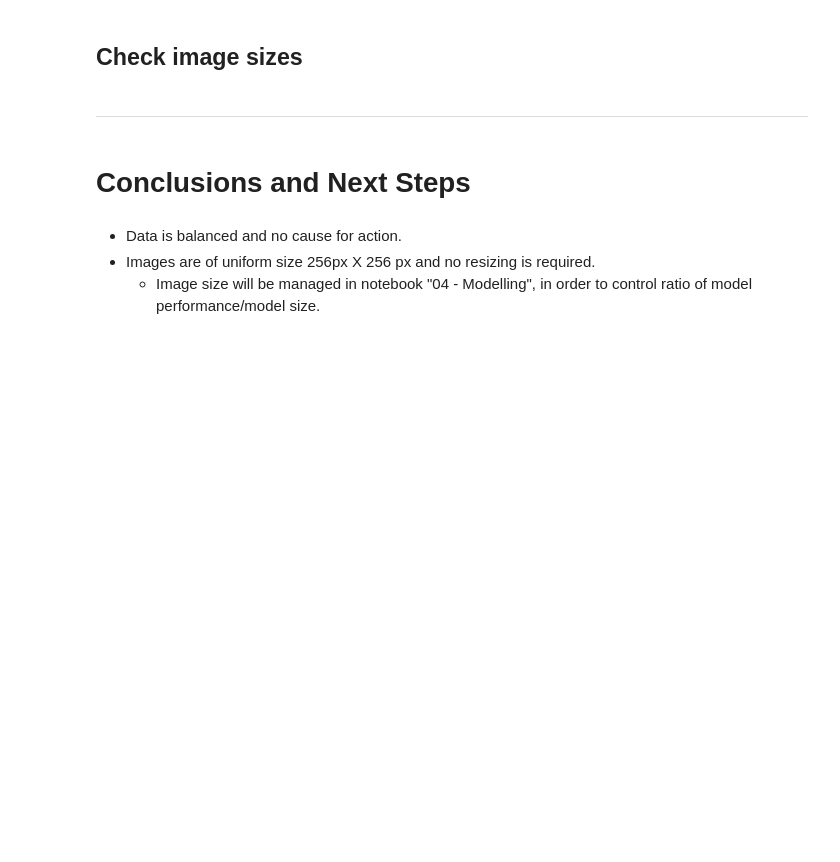
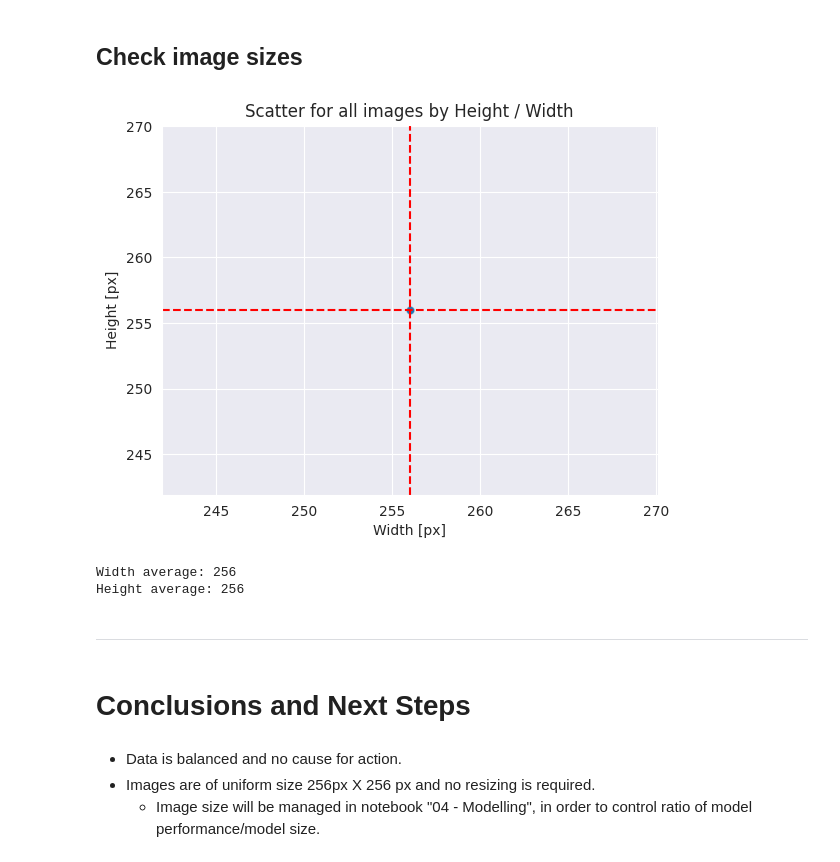
Before and after one commit to jensbrauer/Mildew-Detection-in-Cherry-Leaves, a Jupyter notebook: jupyter_notebooks/02 - DataPreperation.ipynb, the cells around one changed output. Cells and saved outputs as stored; diff of their text form; code cells hidden in the pictures; blank space fills up the shorter version.

Commit message:
Add savefig for balance and img size check

```diff
--- a/jupyter_notebooks/02 - DataPreperation.ipynb
+++ b/jupyter_notebooks/02 - DataPreperation.ipynb
@@ -195,23 +193,32 @@ import joblib
 from matplotlib.image import imread
 # %%
 img_width, img_height = [], []
-for label in labels:
-  for img_file in os.listdir(train_data_dir + '/'+ label):
-    img = imread(train_data_dir + '/' + label + '/' + img_file, 0)
-    img_shape = img.shape
-    img_width.append(img_shape[1])
-    img_height.append(img_shape[0])
+subset_dirs = ['/train/', '/validation/', '/test/']
+for folder in subset_dirs:
+  for label in data_labels:
+    for img_file in os.listdir(data_dir + folder + label):
+      img = imread(data_dir + folder + label + '/' + img_file, 0)
+      img_shape = img.shape
+      img_width.append(img_shape[1])
+      img_height.append(img_shape[0])
+
 
 fig, axes = plt.subplots()
 sns.scatterplot(x=img_width, y=img_height, alpha=0.2)
+axes.set_title('Scatter for all images by Height / Width')
 axes.set_xlabel("Width [px]")
 axes.set_ylabel("Height [px]")
 img_width_mean = int(np.array(img_width).mean())
 img_height_mean = int(np.array(img_height).mean())
 axes.axvline(x=img_width_mean,color='r', linestyle='--')
 axes.axhline(y=img_height_mean,color='r', linestyle='--')
+plt.savefig(fname=version_output+'/img_sizes')
 plt.show()
 print(f"Width average: {img_width_mean} \nHeight average: {img_height_mean}")
+# %% [output]
+[figure, added]
+Width average: 256
+Height average: 256
 # %% [markdown]
 ---
 # %% [markdown]
```
Also changed, not shown: parts of 3 cells of this notebook.
